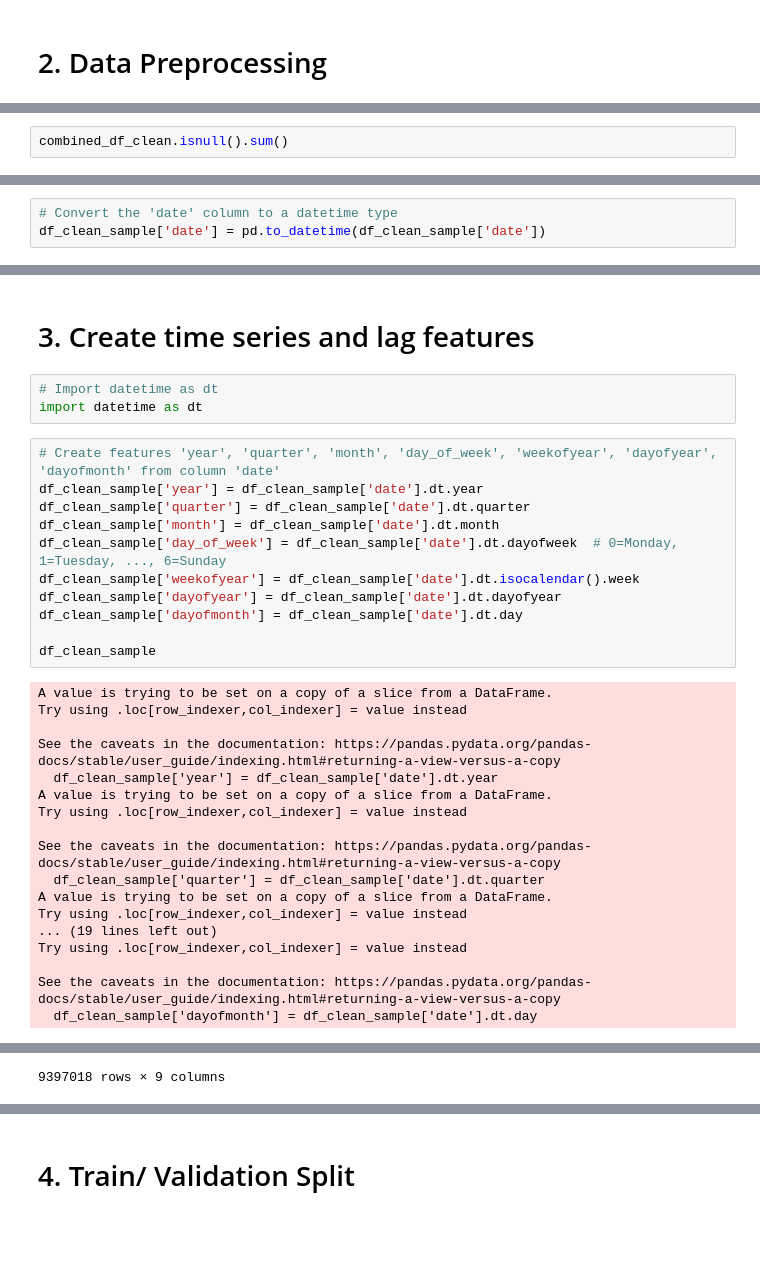
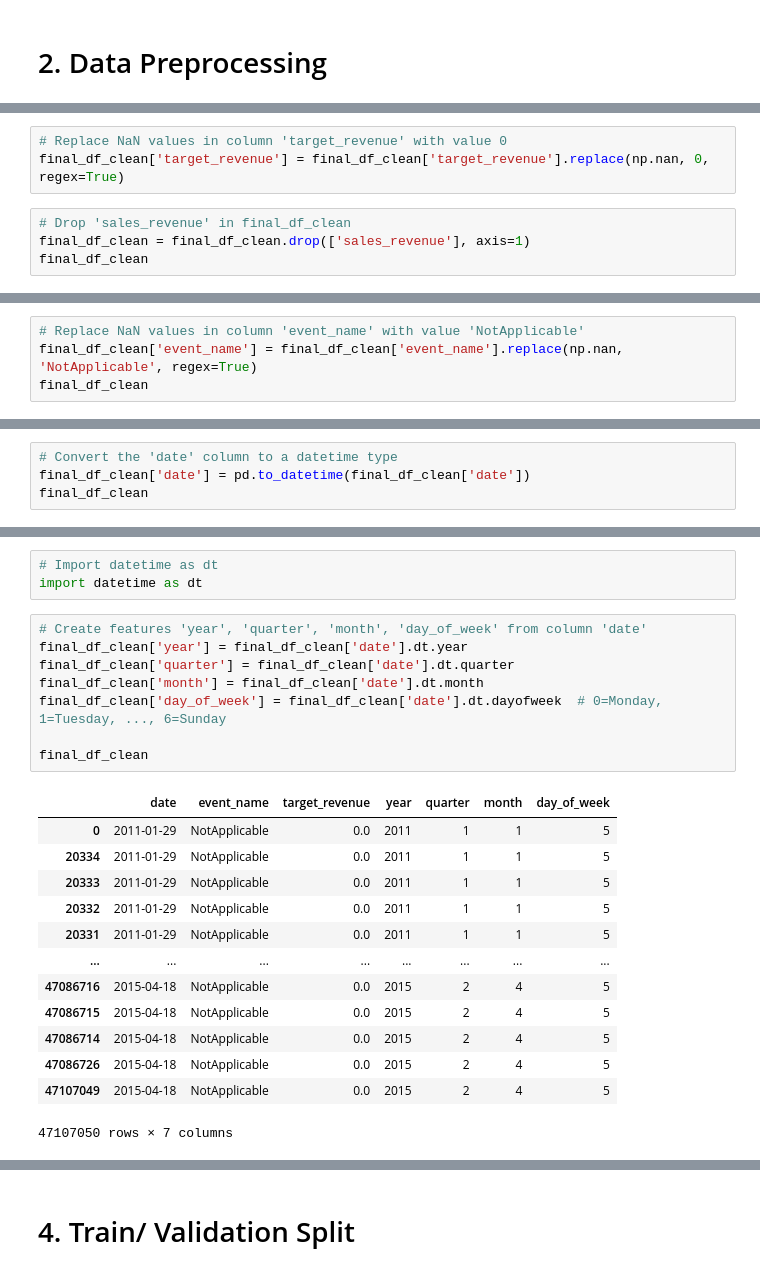
Before and after one commit to anhlevn149/Retailer-Sales-Prediction-and-Forecasting, a Jupyter notebook: notebooks/forecasting.ipynb, the cells around one changed output, grey strips where cells are left out. Saved outputs shown, nothing was run; the diff lists cells and outputs as text; blank space fills up the shorter version.

```diff
--- a/notebooks/forecasting.ipynb
+++ b/notebooks/forecasting.ipynb
@@ -37,0 +142,7 @@ combined_df_clean
+# %%
+# Replace NaN values in column 'target_revenue' with value 0
+final_df_clean['target_revenue'] = final_df_clean['target_revenue'].replace(np.nan, 0, regex=True)
+# %%
+# Drop 'sales_revenue' in final_df_clean
+final_df_clean = final_df_clean.drop(['sales_revenue'], axis=1)
+final_df_clean
@@ -38,3 +163,5 @@ combined_df_clean
 # %%
-combined_df_clean.isnull().sum()
+# Replace NaN values in column 'event_name' with value 'NotApplicable'
+final_df_clean['event_name'] = final_df_clean['event_name'].replace(np.nan, 'NotApplicable', regex=True)
+final_df_clean
 # %% [output]
@@ -65,4 +202,5 @@ df_clean_sample.set_index('date')
 # %%
 # Convert the 'date' column to a datetime type
-df_clean_sample['date'] = pd.to_datetime(df_clean_sample['date'])
+final_df_clean['date'] = pd.to_datetime(final_df_clean['date'])
+final_df_clean
 # %% [output]
@@ -74,34 +220,25 @@ See the caveats in the documentation: https://pandas.pydata.org/pandas-docs/stab
-# %% [markdown]
-# 3. Create time series and lag features
 # %%
 # Import datetime as dt
 import datetime as dt
 # %%
-# Create features 'year', 'quarter', 'month', 'day_of_week', 'weekofyear', 'dayofyear', 'dayofmonth' from column 'date'
-df_clean_sample['year'] = df_clean_sample['date'].dt.year
-df_clean_sample['quarter'] = df_clean_sample['date'].dt.quarter
-df_clean_sample['month'] = df_clean_sample['date'].dt.month
-df_clean_sample['day_of_week'] = df_clean_sample['date'].dt.dayofweek  # 0=Monday, 1=Tuesday, ..., 6=Sunday
-df_clean_sample['weekofyear'] = df_clean_sample['date'].dt.isocalendar().week
-df_clean_sample['dayofyear'] = df_clean_sample['date'].dt.dayofyear
-df_clean_sample['dayofmonth'] = df_clean_sample['date'].dt.day
+# Create features 'year', 'quarter', 'month', 'day_of_week' from column 'date'
+final_df_clean['year'] = final_df_clean['date'].dt.year
+final_df_clean['quarter'] = final_df_clean['date'].dt.quarter
+final_df_clean['month'] = final_df_clean['date'].dt.month
+final_df_clean['day_of_week'] = final_df_clean['date'].dt.dayofweek  # 0=Monday, 1=Tuesday, ..., 6=Sunday
 
-df_clean_sample
+final_df_clean
 # %% [output]
+|  | date | event_name | target_revenue | year | quarter | month | day_of_week |
+| 0 | 2011-01-29 | NotApplicable | 0.0 | 2011 | 1 | 1 | 5 |
+| 20334 | 2011-01-29 | NotApplicable | 0.0 | 2011 | 1 | 1 | 5 |
+| 20333 | 2011-01-29 | NotApplicable | 0.0 | 2011 | 1 | 1 | 5 |
+| 20332 | 2011-01-29 | NotApplicable | 0.0 | 2011 | 1 | 1 | 5 |
+| 20331 | 2011-01-29 | NotApplicable | 0.0 | 2011 | 1 | 1 | 5 |
+| ... | ... | ... | ... | ... | ... | ... | ... |
+| 47086716 | 2015-04-18 | NotApplicable | 0.0 | 2015 | 2 | 4 | 5 |
+| 47086715 | 2015-04-18 | NotApplicable | 0.0 | 2015 | 2 | 4 | 5 |
+| 47086714 | 2015-04-18 | NotApplicable | 0.0 | 2015 | 2 | 4 | 5 |
+| 47086726 | 2015-04-18 | NotApplicable | 0.0 | 2015 | 2 | 4 | 5 |
+| 47107049 | 2015-04-18 | NotApplicable | 0.0 | 2015 | 2 | 4 | 5 |
-A value is trying to be set on a copy of a slice from a DataFrame.
-Try using .loc[row_indexer,col_indexer] = value instead
-
-See the caveats in the documentation: https://pandas.pydata.org/pandas-docs/stable/user_guide/indexing.html#returning-a-view-versus-a-copy
-  df_clean_sample['year'] = df_clean_sample['date'].dt.year
-A value is trying to be set on a copy of a slice from a DataFrame.
-Try using .loc[row_indexer,col_indexer] = value instead
-
-See the caveats in the documentation: https://pandas.pydata.org/pandas-docs/stable/user_guide/indexing.html#returning-a-view-versus-a-copy
-  df_clean_sample['quarter'] = df_clean_sample['date'].dt.quarter
-A value is trying to be set on a copy of a slice from a DataFrame.
-Try using .loc[row_indexer,col_indexer] = value instead
-... (19 lines left out)
-Try using .loc[row_indexer,col_indexer] = value instead
-
-See the caveats in the documentation: https://pandas.pydata.org/pandas-docs/stable/user_guide/indexing.html#returning-a-view-versus-a-copy
-  df_clean_sample['dayofmonth'] = df_clean_sample['date'].dt.day
+47107050 rows × 7 columns
@@ -120 +244,0 @@ See the caveats in the documentation: https://pandas.pydata.org/pandas-docs/stab
-9397018 rows × 9 columns
```
Also changed, not shown: parts of 33 cells of this notebook, 4 other files.
